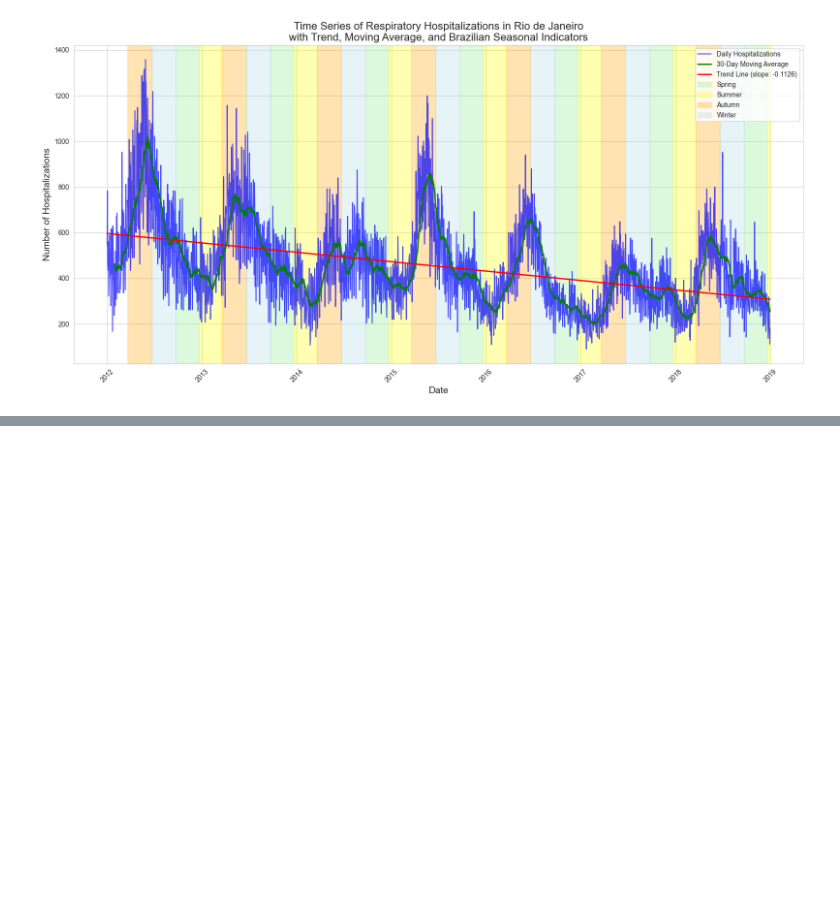
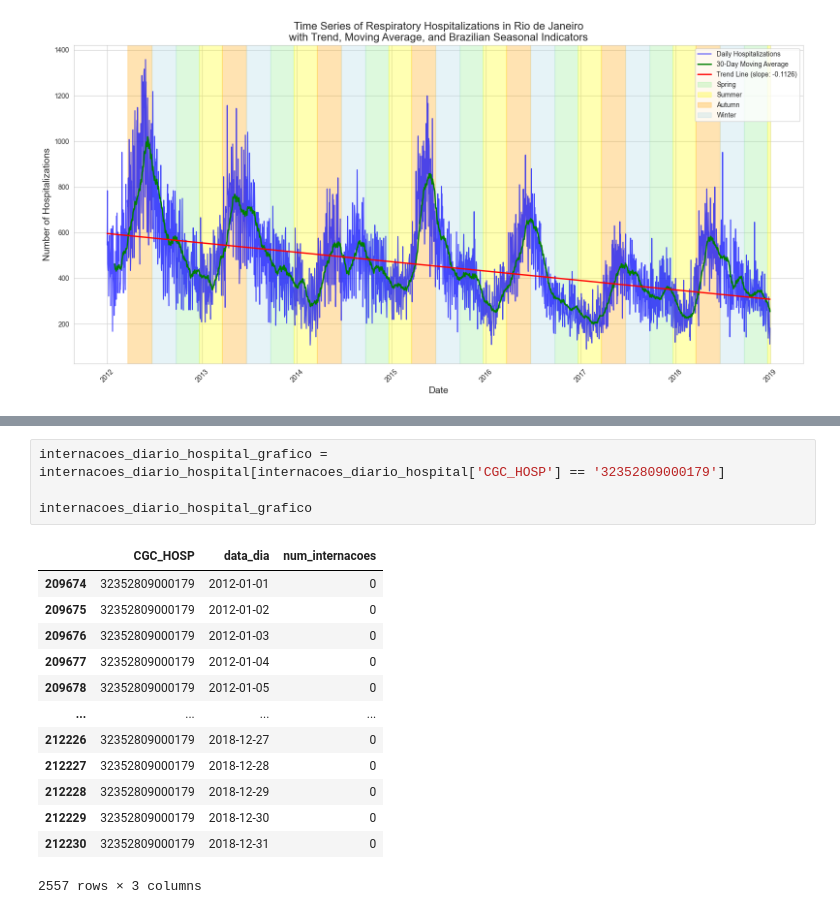
Before and after one commit to AILAB-CEFET-RJ/qualiar, a Jupyter notebook: Code/2 - TreatRawData/DataSus/treat_raw_hospitalizations.ipynb, the cells around one changed output, grey strips where cells are left out. Drawn from its saved outputs; the diff is of its cells as text; blank space fills up the shorter version.

```diff
--- a/Code/2 - TreatRawData/DataSus/treat_raw_hospitalizations.ipynb
+++ b/Code/2 - TreatRawData/DataSus/treat_raw_hospitalizations.ipynb
@@ -337,0 +460,18 @@ plt.show()
+# %%
+internacoes_diario_hospital_grafico = internacoes_diario_hospital[internacoes_diario_hospital['CGC_HOSP'] == '32352809000179']
+
+internacoes_diario_hospital_grafico
+# %% [output]
+|  | CGC_HOSP | data_dia | num_internacoes |
+| 209674 | 32352809000179 | 2012-01-01 | 0 |
+| 209675 | 32352809000179 | 2012-01-02 | 0 |
+| 209676 | 32352809000179 | 2012-01-03 | 0 |
+| 209677 | 32352809000179 | 2012-01-04 | 0 |
+| 209678 | 32352809000179 | 2012-01-05 | 0 |
+| ... | ... | ... | ... |
+| 212226 | 32352809000179 | 2018-12-27 | 0 |
+| 212227 | 32352809000179 | 2018-12-28 | 0 |
+| 212228 | 32352809000179 | 2018-12-29 | 0 |
+| 212229 | 32352809000179 | 2018-12-30 | 0 |
+| 212230 | 32352809000179 | 2018-12-31 | 0 |
+2557 rows × 3 columns
```
Also changed, not shown: parts of 20 cells of this notebook, 16 other files.
